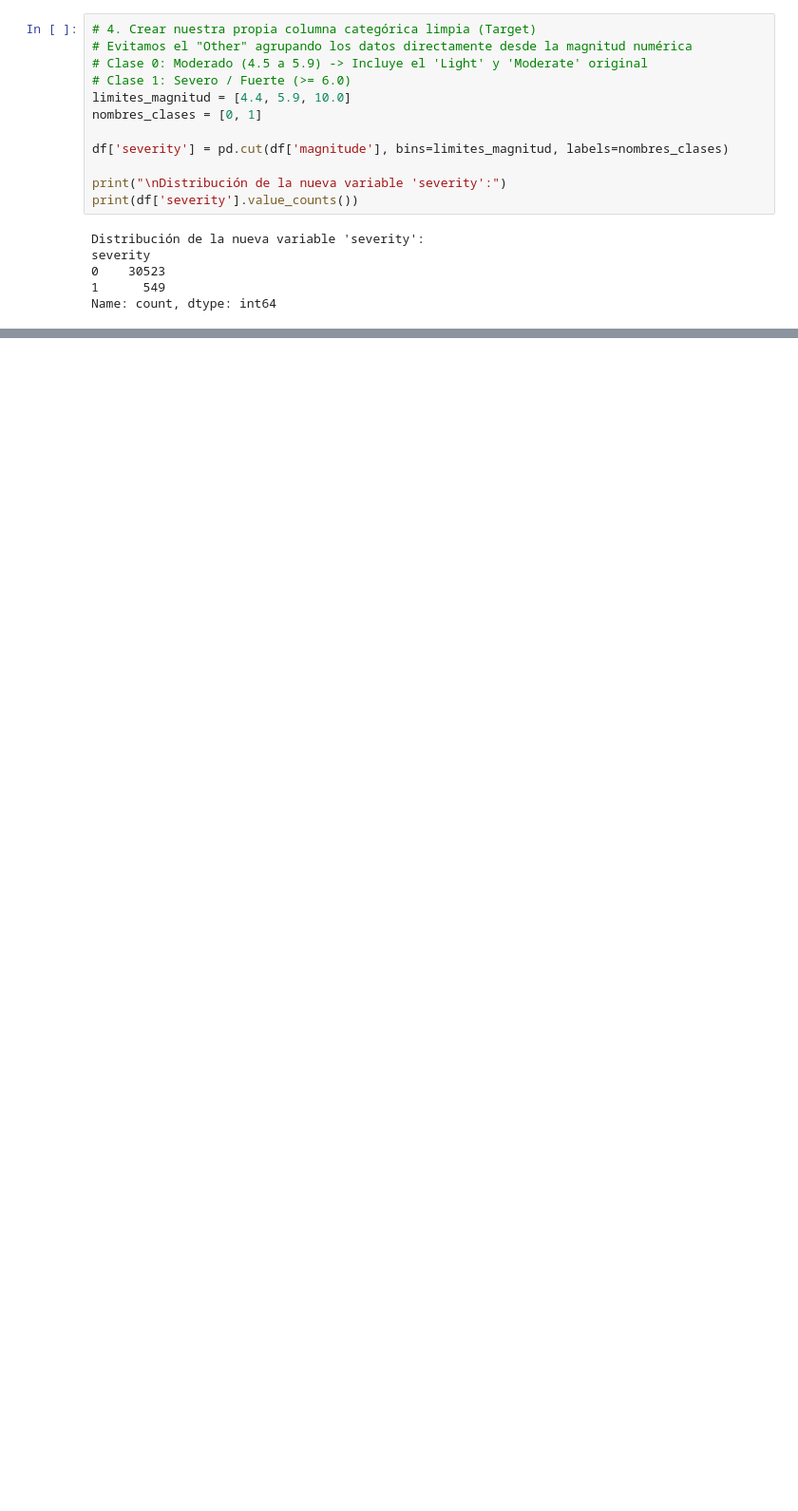
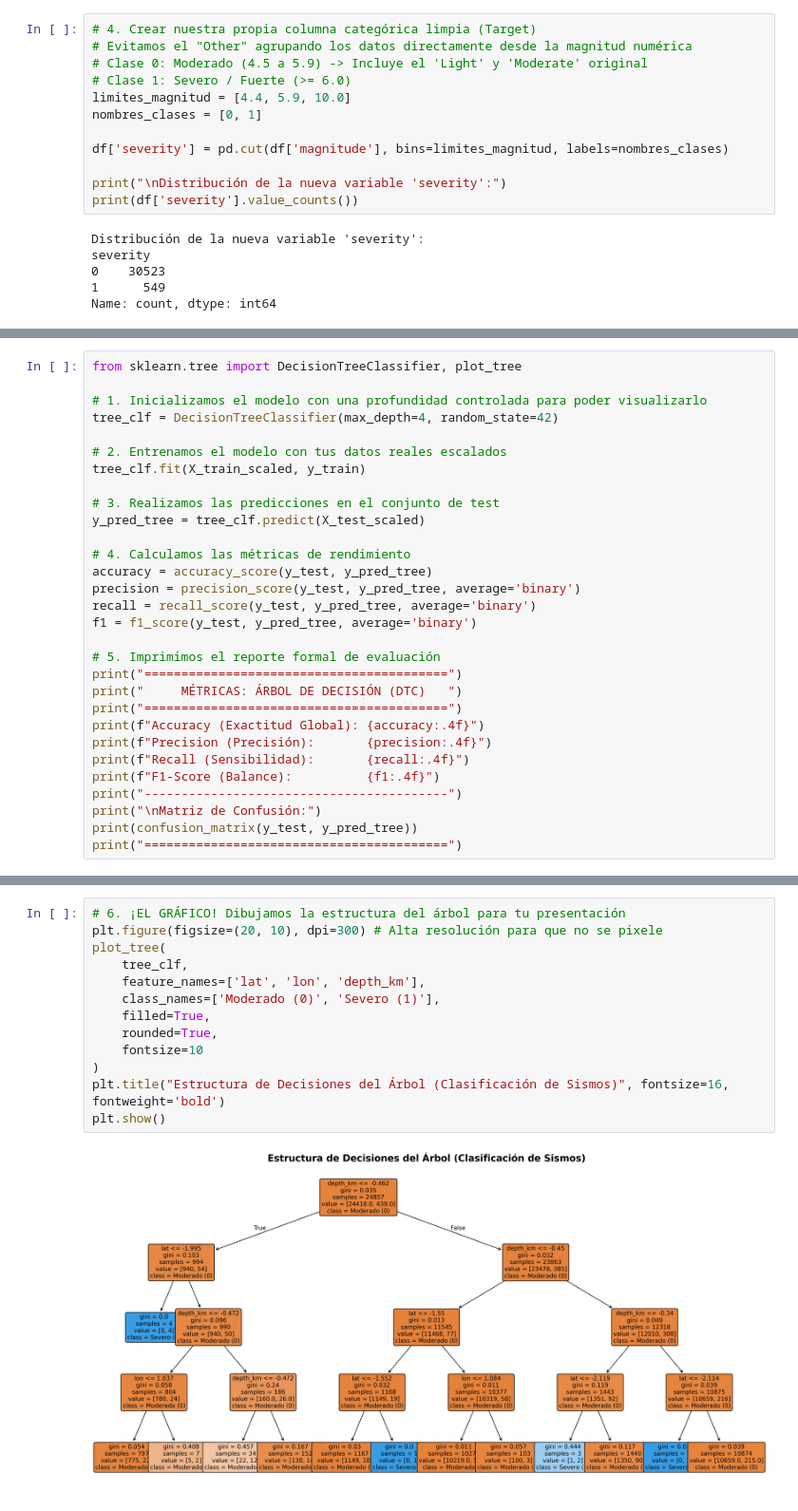
Before and after one commit to nailaikhenazenni-afk/proyectoml_terremotos, a Jupyter notebook: proyectoml_terremotos.ipynb, the cells around one changed output, grey strips where cells are left out. Shown at 95% size. Saved outputs shown, nothing was run; the diff lists cells and outputs as text; blank space fills up the shorter version.

```diff
--- a/proyectoml_terremotos.ipynb
+++ b/proyectoml_terremotos.ipynb
@@ -199,0 +697,30 @@ X = df[['lat', 'lon', 'depth_km']]
+# %%
+from sklearn.tree import DecisionTreeClassifier, plot_tree
+
+# 1. Inicializamos el modelo con una profundidad controlada para poder visualizarlo
+tree_clf = DecisionTreeClassifier(max_depth=4, random_state=42)
+
+# 2. Entrenamos el modelo con tus datos reales escalados
+tree_clf.fit(X_train_scaled, y_train)
+
+# 3. Realizamos las predicciones en el conjunto de test
+y_pred_tree = tree_clf.predict(X_test_scaled)
+
+# 4. Calculamos las métricas de rendimiento
+accuracy = accuracy_score(y_test, y_pred_tree)
+precision = precision_score(y_test, y_pred_tree, average='binary')
+recall = recall_score(y_test, y_pred_tree, average='binary')
+f1 = f1_score(y_test, y_pred_tree, average='binary')
+
+# 5. Imprimimos el reporte formal de evaluación
+print("=========================================")
+print("     MÉTRICAS: ÁRBOL DE DECISIÓN (DTC)   ")
+print("=========================================")
+print(f"Accuracy (Exactitud Global): {accuracy:.4f}")
+print(f"Precision (Precisión):       {precision:.4f}")
+print(f"Recall (Sensibilidad):       {recall:.4f}")
+print(f"F1-Score (Balance):          {f1:.4f}")
+print("-----------------------------------------")
+print("\nMatriz de Confusión:")
+print(confusion_matrix(y_test, y_pred_tree))
+print("=========================================")
@@ -199,0 +741,15 @@ X = df[['lat', 'lon', 'depth_km']]
+# %%
+# 6. ¡EL GRÁFICO! Dibujamos la estructura del árbol para tu presentación
+plt.figure(figsize=(20, 10), dpi=300) # Alta resolución para que no se pixele
+plot_tree(
+    tree_clf,
+    feature_names=['lat', 'lon', 'depth_km'],
+    class_names=['Moderado (0)', 'Severo (1)'],
+    filled=True,
+    rounded=True,
+    fontsize=10
+)
+plt.title("Estructura de Decisiones del Árbol (Clasificación de Sismos)", fontsize=16, fontweight='bold')
+plt.show()
+# %% [output]
+[figure, added]
```
Also changed, not shown: parts of 83 cells of this notebook, 2 other files.
